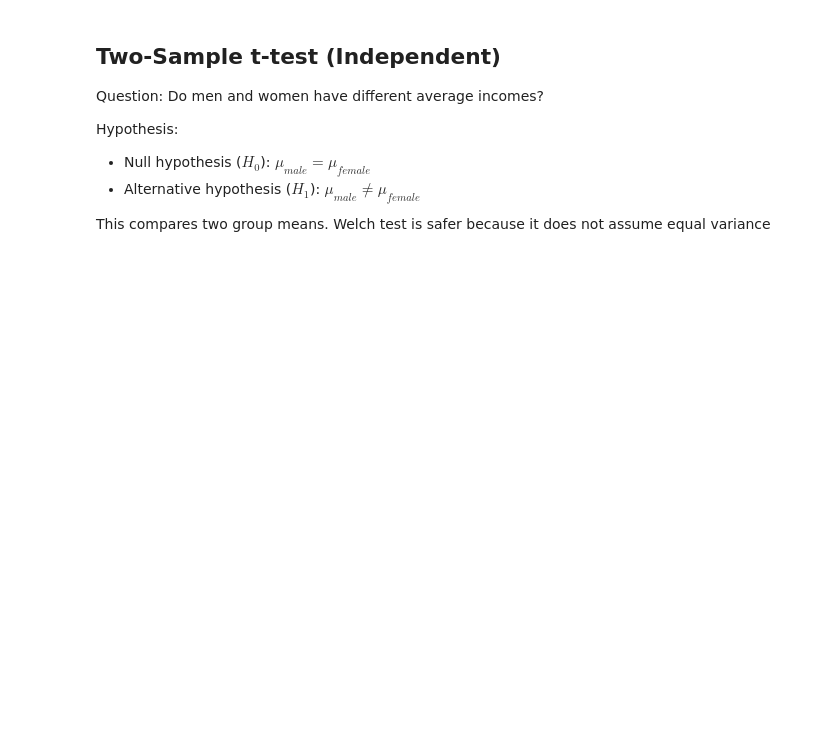
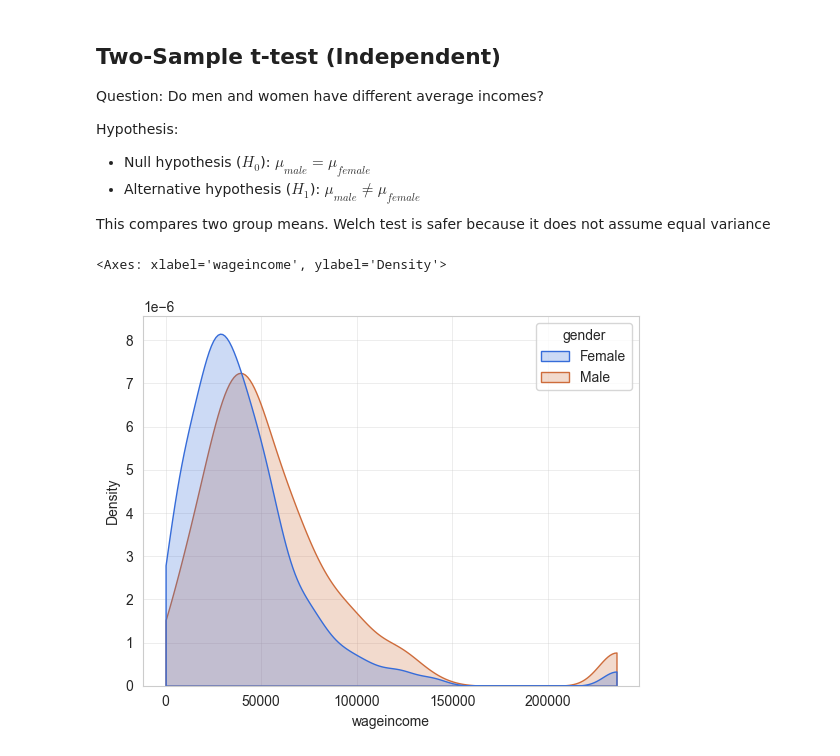
Before and after one commit to jieshu-wang-SBU/EST389_371_2026_spring, a Jupyter notebook: lectures/10-statistic_analysis_and_regression/10-02_t_test.ipynb, the cells around one changed output. Saved outputs shown, nothing was run; the diff lists cells and outputs as text; code cells hidden in the pictures; blank space fills up the shorter version.

```diff
--- a/lectures/10-statistic_analysis_and_regression/10-02_t_test.ipynb
+++ b/lectures/10-statistic_analysis_and_regression/10-02_t_test.ipynb
@@ -47,7 +56,11 @@ Hypothesis:
 This compares two group means. Welch test is safer because it does not assume equal variance
 # %%
 # We can inspect the income visually first
+sns.set_style("whitegrid")
 sns.kdeplot(data=df, x='wageincome', hue='gender', fill=True, cut=0)
+# %% [output]
+<Axes: xlabel='wageincome', ylabel='Density'>
+[figure, added]
 # %%
 # split groups
 male_income = df[df["gender"] == "Male"]["wageincome"].dropna()
```
Also changed, not shown: parts of 7 cells of this notebook, 3 other files.
